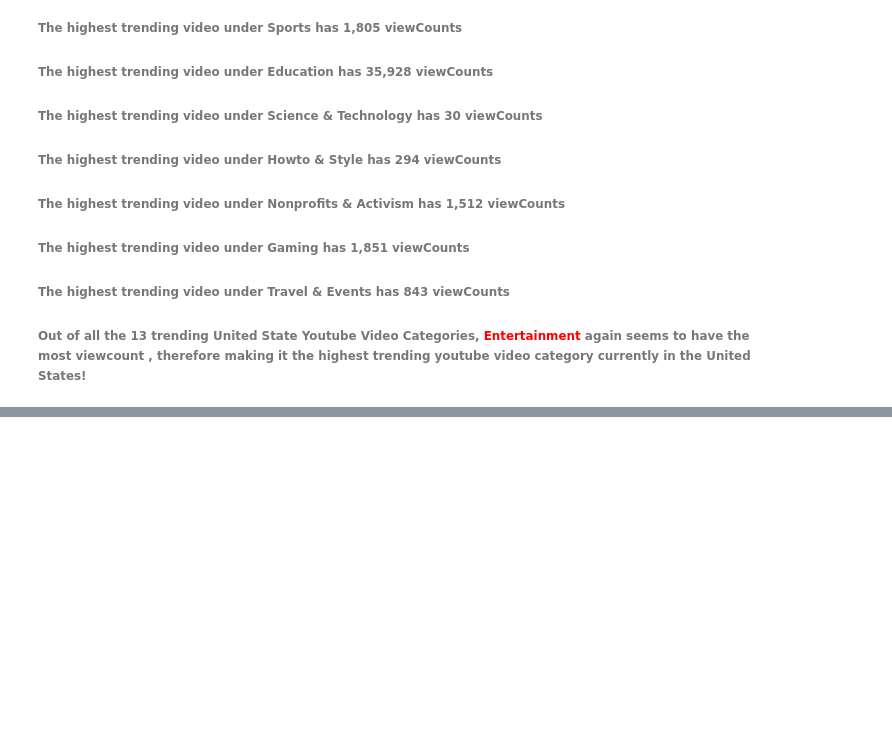
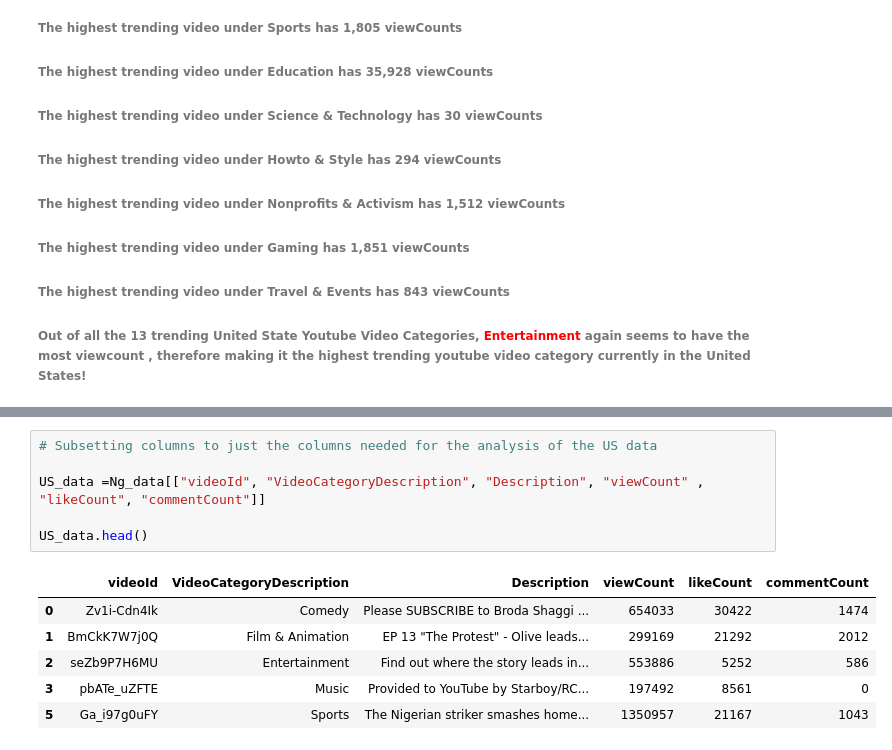
Before and after one commit to Kelvs95/DSM_CAPSTONE_PROJECT, a Jupyter notebook: Capstone_1.ipynb, the cells around one changed output, grey strips where cells are left out. Drawn from its saved outputs; the diff is of its cells as text; blank space fills up the shorter version.

```diff
--- a/Capstone_1.ipynb
+++ b/Capstone_1.ipynb
@@ -102,0 +267,13 @@ US_data.sort_values(by=['videoCategoryLabel', 'videoTitle', 'videoDescription','
+# %%
+# Subsetting columns to just the columns needed for the analysis of the US data
+
+US_data =Ng_data[["videoId", "VideoCategoryDescription", "Description", "viewCount" , "likeCount", "commentCount"]]
+
+US_data.head()
+# %% [output]
+|  | videoId | VideoCategoryDescription | Description | viewCount | likeCount | commentCount |
+| 0 | Zv1i-Cdn4Ik | Comedy | Please SUBSCRIBE to Broda Shaggi ... | 654033 | 30422 | 1474 |
+| 1 | BmCkK7W7j0Q | Film & Animation | EP 13 "The Protest" - Olive leads... | 299169 | 21292 | 2012 |
+| 2 | seZb9P7H6MU | Entertainment | Find out where the story leads in... | 553886 | 5252 | 586 |
+| 3 | pbATe_uZFTE | Music | Provided to YouTube by Starboy/RC... | 197492 | 8561 | 0 |
+| 5 | Ga_i97g0uFY | Sports | The Nigerian striker smashes home... | 1350957 | 21167 | 1043 |
```
Also changed, not shown: parts of 15 cells of this notebook.
